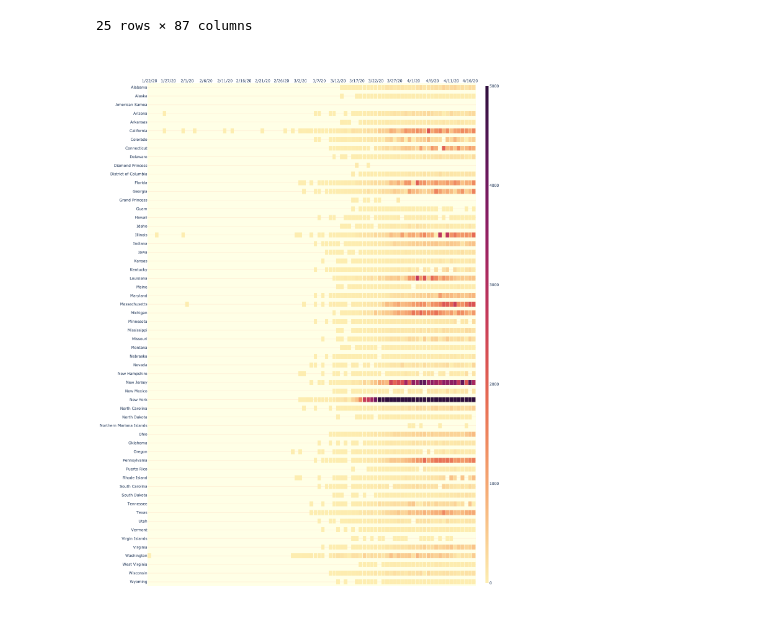
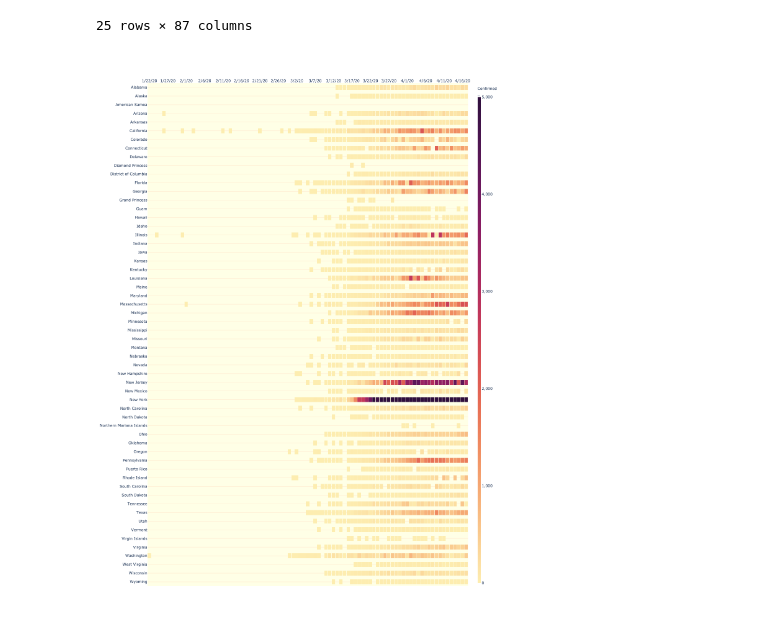
Before and after one commit to adrimos/COVID19HeatMapUS, a Jupyter notebook: HeatMapUS.ipynb, the cells around one changed output. Saved outputs shown, nothing was run; the diff lists cells and outputs as text; code cells hidden in the pictures.

Commit message:
added title to heatmap legend (confirmed)

```diff
--- a/HeatMapUS.ipynb
+++ b/HeatMapUS.ipynb
@@ -169,41 +169,41 @@ fig = go.Figure(data=go.Heatmap(
         customdata=np.dstack((d, f)),
         hovertemplate='State: %{y}<br>Confirmed: <b> %{z:,.0f} </b> <br>Deaths: <b> %{customdata[0]:,.0f} </b> <extra></extra>',
         colorscale='matter',
         xgap=1,
         ygap=12,
         zmin=0,
         zmid=2500,
         zmax=5000,
-        colorbar=dict(thickness=10),
-        connectgaps=False,
+        colorbar=dict(thickness=10, title='Confirmed <br>_', separatethousands=True),
+        connectgaps=False
                )
         )
 
 fig.update_layout(
 #    title=dict(text='Daily COVID19 Cases US States (data: JHU)', x=0.5),
-    xaxis_nticks=18,
-    yaxis_nticks=60,
-    height=1800,
-    paper_bgcolor='white',
-    plot_bgcolor='#ffffe6',
-    hovermode="x unified",
-    hoverlabel=dict(
+        xaxis_nticks=18,
+        yaxis_nticks=60,
+        height=1800,
+        paper_bgcolor='white',
+        plot_bgcolor='#ffffe6',
+        hovermode="x unified",
+        hoverlabel=dict(
                 bgcolor="white",
                 font_size=16,
                 font_family="Arial",
                 bordercolor='#b3b3b3'),
-    dragmode=False) #disable panning so mobile apps can receive pinch to zoom events
+        dragmode=False) #disable panning so mobile apps can receive pinch to zoom events
 
 fig.update_xaxes(side='top', fixedrange=True,
                  showgrid=False,
                  spikethickness=0.4,
                  spikedash='solid',)
 
 fig.update_yaxes(gridcolor='#ffe6cc')
 
 fig.show(displayModeBar=False)
 
 import plotly.io as pio
 pio.write_html(fig, file='Index.html', auto_open=True)
 # %% [output]
-[figure, old version]
+[figure, new version]
```
Also changed, not shown: 1 other file.
